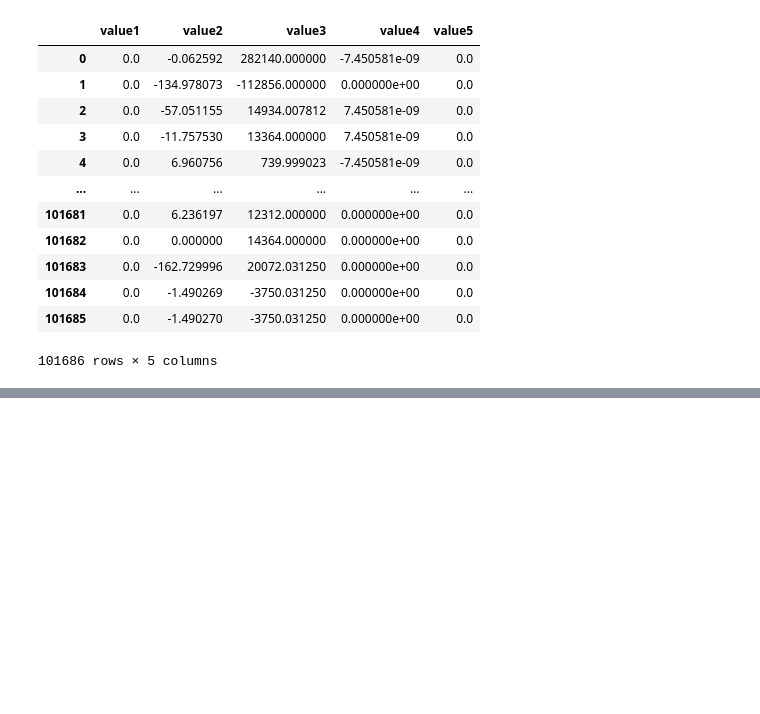
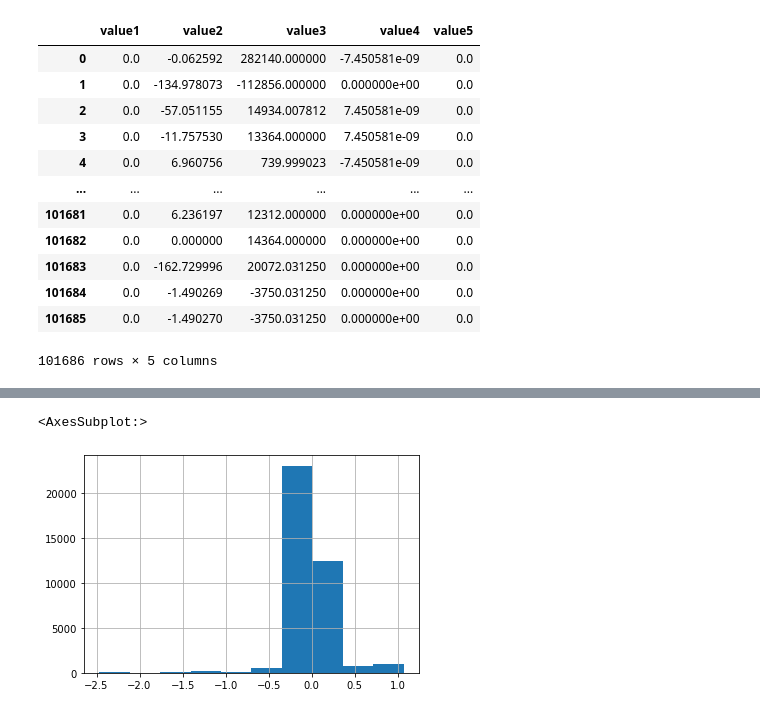
Before and after one commit to cxh1996108/DailyScripts, a Jupyter notebook: exchange_pairs.ipynb, the cells around one changed output, grey strips where cells are left out. Cells and saved outputs as stored; diff of their text form; code cells hidden in the pictures; blank space fills up the shorter version.

```diff
--- a/exchange_pairs.ipynb
+++ b/exchange_pairs.ipynb
@@ -688,0 +928,5 @@ df_result.to_csv("NY2020;Beta_2=-1;ExcludeVar1Var3;1230.csv")
+# %%
+df_unmatched["var4"].hist()
+# %% [output]
+<AxesSubplot:>
+[figure, added]
```
Also changed, not shown: parts of 26 cells of this notebook.
